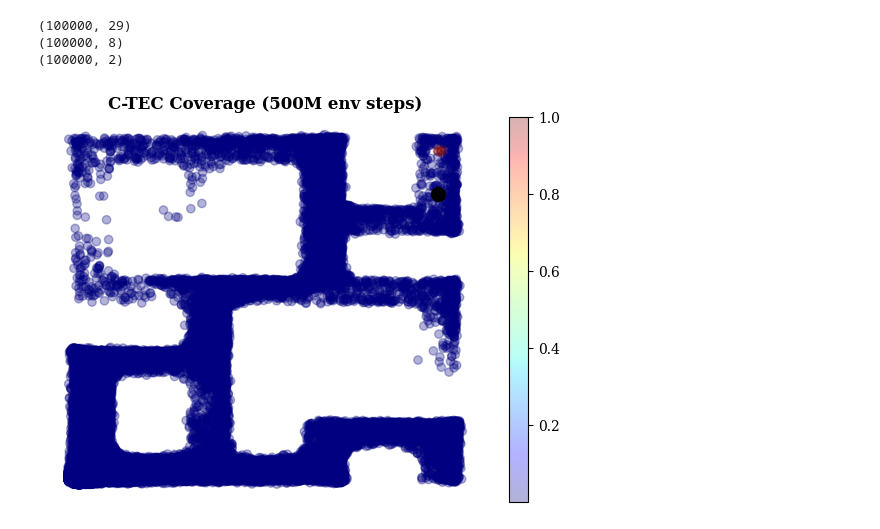
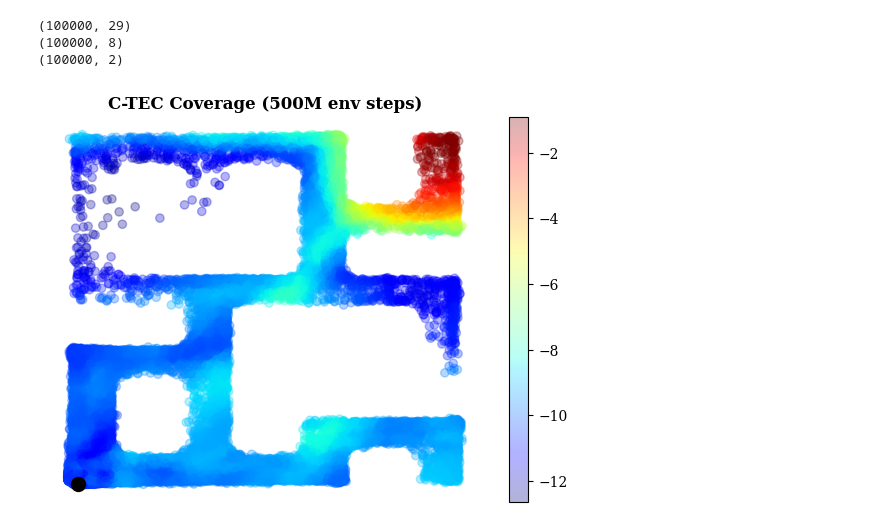
Before and after one commit to FaisalAhmed0/c-tec, a Jupyter notebook: ctec_robotics/maze_crl_reward_visuals.ipynb, the cells around one changed output. Drawn from its saved outputs; the diff is of its cells as text; code cells hidden in the pictures.

Commit message:
crl_task_reward

```diff
--- a/ctec_robotics/maze_crl_reward_visuals.ipynb
+++ b/ctec_robotics/maze_crl_reward_visuals.ipynb
@@ -156,7 +156,7 @@ def extract_apt_model(run_dir, use_ema=False):
 # visited_states_path = f"{run_dir}/visited_states"
 # load_buffer_data()
 # %%
-def crl_reward(contrastive_network, contrastive_params, state, action, future_state, args, key_critic, compute_full_infonce_reward):
+def crl_reward(contrastive_network, contrastive_params, state, action, future_state, args, key_critic, weight=10):
     goal = future_state
 
     # import pdb;pdb.set_trace()
@@ -182,10 +182,15 @@ def crl_reward(contrastive_network, contrastive_params, state, action, future_st
     sm = (similarity_method[args.energy_fn](sa_repr, g_repr))
     # print(jnp.exp(success))
     # print(jnp.exp(success).max())
-    reward = (-sm) + 5000 * (success)
+    reward = sm
+    sa_repr, g_repr, _ = contrastive_network.apply(contrastive_params, state, action, jnp.array([28,40])[None, :], key_critic, args.da)
+    sm = (similarity_method[args.energy_fn](sa_repr, g_repr))
+    reward = sm
+    # reward = (-sm) + 5000 * (success)
     # reward = (-sm) * jnp.exp(success/0.5)
     # print((-sm).mean())
     # print(reward.mean())
+    # reward *= jnp.exp(reward_task)
         # import pdb;pdb.set_trace()
     return  jax.lax.stop_gradient(reward)
 # %%
@@ -233,29 +238,30 @@ print(all_states.shape)
 (100000, 2)
 # %%
 
-obs_repeated = obs_repeated.at[:, :2].set(jnp.array([28, 35]))
-crl_rewards = crl_reward(model, params, obs_repeated, action, all_states, args, rng, True)
+# obs_repeated = obs_repeated.at[:, :2].set(jnp.array([28, 35]))
+obs_repeated = obs_repeated.at[:, :2].set(all_states)
+crl_rewards = crl_reward(model, params, obs_repeated, action, all_states, args, rng, weight=100)
 # elif "apt" in args.model:
 #     obs_repeated[:,:2]
 #     crl_rewards = apt_reward(model, params, all_states, action, all_states, args, rng, True)
 # plot heatmap of the contrastive rewardf
 rand_indices = jax.random.permutation(rng, jnp.arange(all_states.shape[0]))[:num_states]
 all_states_visual  = all_states[rand_indices, :goal_dim]
 # normalize reward to range [0,1]
-crl_rewards /= crl_rewards.max()
+# crl_rewards /= crl_rewards.max()
 plt.figure(figsize=(7, 5))
 plt.scatter(all_states_visual[:, 0], all_states_visual[:, 1], c=crl_rewards[rand_indices], cmap="jet", alpha=0.3)
 plt.colorbar()
 plt.scatter(obs_repeated[0, 0], obs_repeated[0, 1], c="black", s=100)
 training_steps = args.num_timesteps//1000000
 title = f"C-TEC Coverage ({training_steps}M env steps)"
 fontSize = 12
 plt.title(title, fontweight='bold', fontsize=fontSize)
 plt.axis('off')
 plt.savefig(f"maze_visuals/{title}.png", dpi=300)
 plt.savefig(f"maze_visuals/{title}.pdf", dpi=300)
 # %% [output]
-[figure, old version]
+[figure, new version]
 # %%
 def plot_coverage(runs_dirs, visited_states_paths):
     lenght = len(visited_states_paths)
```
Also changed, not shown: 5 other files.
